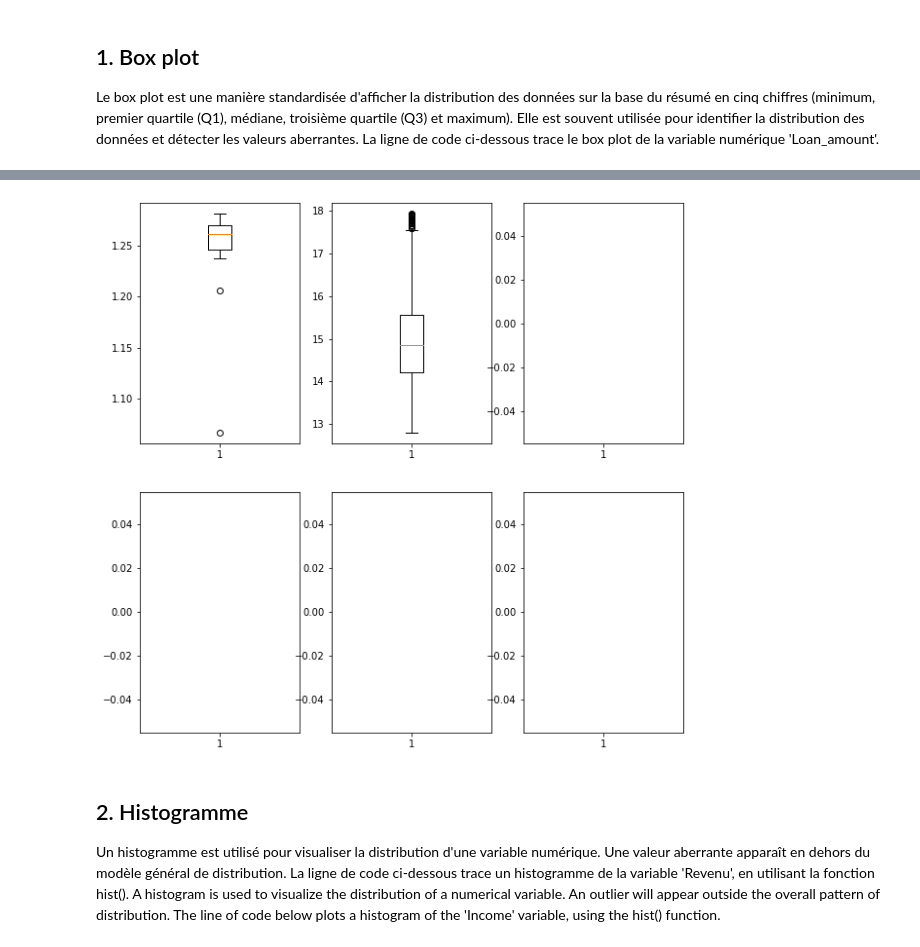
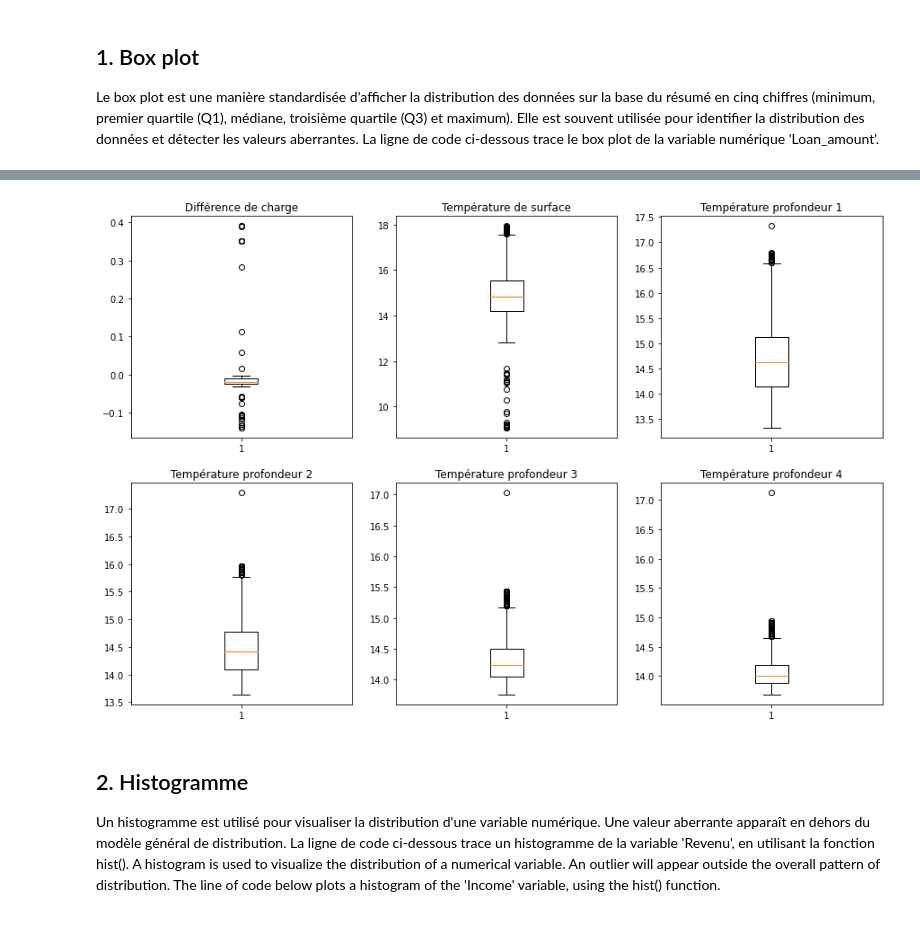
Before and after one commit to agnes-riviere/MOLONARI_1D_RESOURCES, a Jupyter notebook: Students/TP2_Vigne_Megy.ipynb, the cells around one changed output, grey strips where cells are left out. Cells and saved outputs as stored; diff of their text form; code cells hidden in the pictures.

```diff
--- a/Students/TP2_Vigne_Megy.ipynb
+++ b/Students/TP2_Vigne_Megy.ipynb
@@ -51,0 +71,3 @@ capteur_ZH.head()
+# %%
+capteur_ZH.drop(columns=capteur_ZH.columns[6:9], inplace=True)
+capteur_ZH.head()
@@ -52,3 +83,5 @@ capteur_ZH.head()
+# %%
+capteur_ZH = capteur_ZH.dropna()
 # %% [markdown]
 # Transformez les données de différence de charge en mètres
 # %%
@@ -80,7 +113,7 @@ Intercept = 1.210344
  dU/dH = -1.462495
  dU/dT = 0.001474
 # %%
-liste_dH = [(dU - Intercept - dUsurdT * dT) / dUsurdH for (dU, dT) in zip(capteur_riviere["tension_V"].tolist(), capteur_riviere["temperature_stream_C"].tolist())]
+liste_dH = [(dU - Intercept - dUsurdT * dT) / dUsurdH for (dU, dT) in zip(capteur_riviere.loc[1:, "tension_V"], capteur_riviere.loc[1:, "temperature_stream_C"])]
 # %% [markdown]
 # Traitement des dates
 ## Vérifiez le type de données de notre colonne de date
@@ -246,3 +272,0 @@ NameError: name 'df' is not defined
-# %%
-for column_name in capteur_ZH.columns[2:6]:
-    plt.boxplot(capteur_ZH.loc[1:, column_name])
@@ -251,17 +273,20 @@ for column_name in capteur_ZH.columns[2:6]:
 # %%
-fig, axes = plt.subplots(2, 3, figsize=(10, 10))
+fig, axes = plt.subplots(2, 3, figsize=(15, 10))
 
-liste_data_riviere = [capteur_riviere.loc[1:, "tension_V"], capteur_riviere.loc[1:, "temperature_stream_C"]]
+liste_data_riviere = [liste_dH, capteur_riviere.loc[1:, "temperature_stream_C"]]
 liste_data_ZH = [capteur_ZH.loc[1:, column_name] for column_name in capteur_ZH.columns[2:6]]
 
 liste_data = liste_data_riviere + liste_data_ZH
 
-for ax, data in zip(axes.flatten(), liste_data):
+liste_titles = ["Différence de charge", "Température de surface", "Température profondeur 1", "Température profondeur 2", "Température profondeur 3", "Température profondeur 4"]
+
+for ax, data, title in zip(axes.flatten(), liste_data, liste_titles):
     ax.boxplot(data)
+    ax.set_title(title)
 
 plt.show()
 # %% [output]
-[figure, old version]
+[figure, new version]
 # %% [markdown]
 ## 2. Histogramme
 
```
Also changed, not shown: parts of 60 cells of this notebook.
